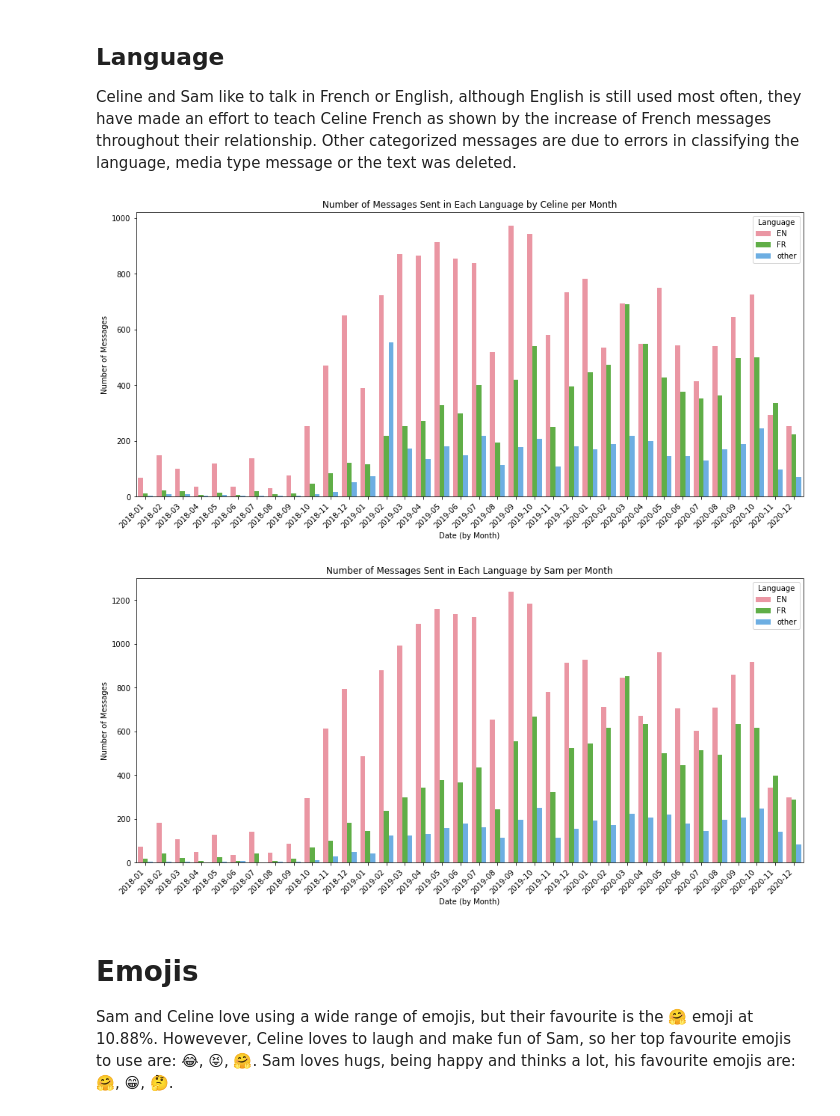
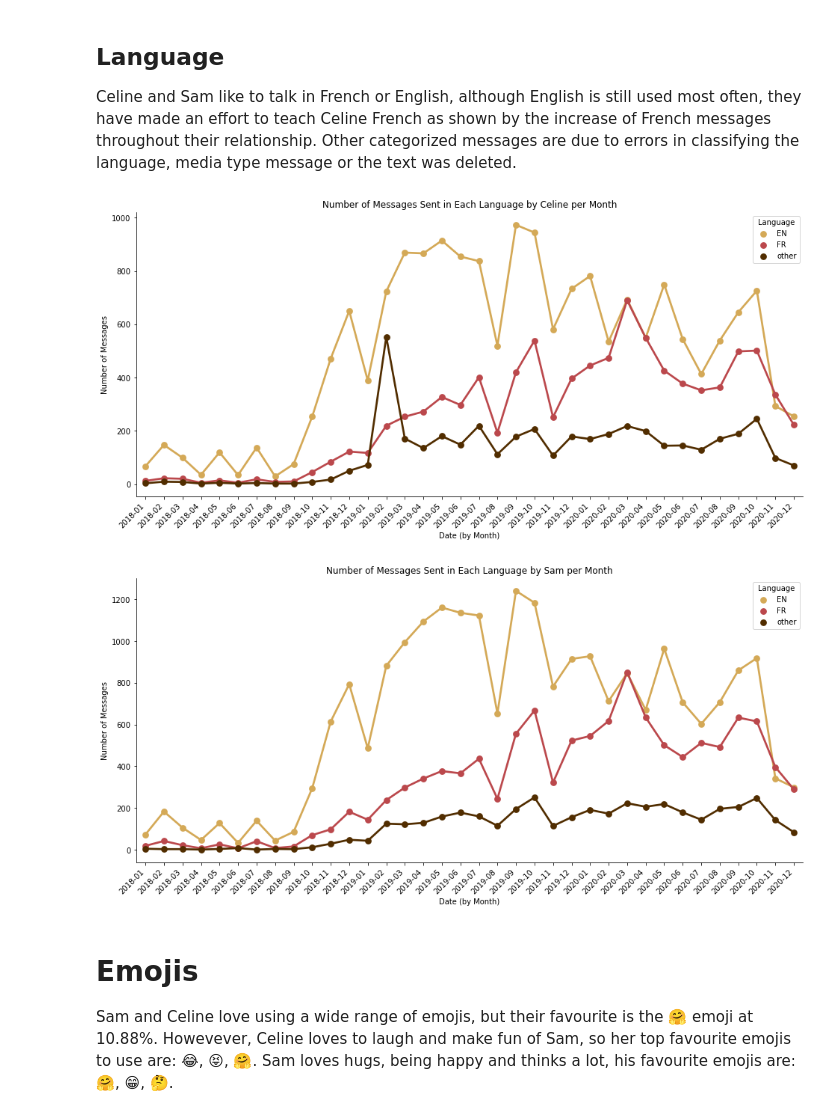
Before and after one commit to celine-y/sams-bday, a Jupyter notebook: chat.ipynb, the cells around one changed output. Cells and saved outputs as stored; diff of their text form; code cells hidden in the pictures.

```diff
--- a/chat.ipynb
+++ b/chat.ipynb
@@ -105,7 +104,8 @@ What she was going buy? Who knows?
 
 Celine and Sam were on the same continent between Sept 2018 - Jan 2019, and started dating mid Dec 2018. The decline in messages in Jan 2019 can be explained by the fact that they were actually hanging out together, thus no messages were necessary. This occurs again in Aug 2018, Nov 2020 and a little in Nov 2019.
 # %%
-colors = ["#FF7352", "#BBDE66"]
+colors = ["#ffb8ba", "#ffeaa6"]
 sns.set_palette(sns.color_palette(colors))
+plt.rc("axes.spines", top=False, right=False)
 # %%
 plt.figure(figsize=bar_size)
@@ -172,4 +174,6 @@ Name: 4, dtype: object
 # %%
+colors = ['#d4a957', '#bb484c', '#512d00', '#f2b9ba', '']
+sns.set_palette(sns.color_palette("Set2"))
 plt.figure(figsize=(16,7))
 bplot = sns.barplot(x=('msg', 'count', 'mean'), y='weekday', data=df_weekday, order=dotw)
 bplot.set_title('Average Number of Messages Sent per Weekday')
@@ -204,22 +208,24 @@ else:
 # %%
 df_lang_agg = agg_by_month(df_lang, ['name', 'lang'], {'lang': ['count']})
 celine_agg = df_lang_agg[df_lang_agg['name'] == CELINE]
 sam_agg = df_lang_agg[df_lang_agg['name'] == SAM]
 
 def plot_sns_language(data, name):
+    colors = ['#d4a957', '#bb484c', '#512d00']
+    sns.set_palette(sns.color_palette(colors))
     plt.figure(figsize=(16,7))
-    bplot = sns.barplot(y=('lang', 'count'), hue=('lang', ''), x='datetime', data=data)
+    bplot = sns.pointplot(y=('lang', 'count'), hue=('lang', ''), x='datetime', data=data)
     bplot.set_xticklabels(bplot.get_xticklabels(), rotation=45, horizontalalignment='right')
     bplot.set_title('Number of Messages Sent in Each Language by {} per Month'.format(name))
     bplot.set_ylabel('Number of Messages')
     bplot.set_xlabel('Date (by Month)')
     bplot.legend(title='Language')
 
 plot_sns_language(celine_agg, 'Celine')
 plot_sns_language(sam_agg, 'Sam')
 # %% [output]
-[figure, old version]
+[figure, new version]
-[figure, old version]
+[figure, new version]
 # %% [markdown]
 # Emojis
 Sam and Celine love using a wide range of emojis, but their favourite is the 🤗 emoji at 10.88%. Howevever, Celine loves to laugh and make fun of Sam, so her top favourite emojis to use are: 😂, 😝, 🤗. Sam loves hugs, being happy and thinks a lot, his favourite emojis are: 🤗, 😁, 🤔.
```
Also changed, not shown: parts of 7 cells of this notebook.
